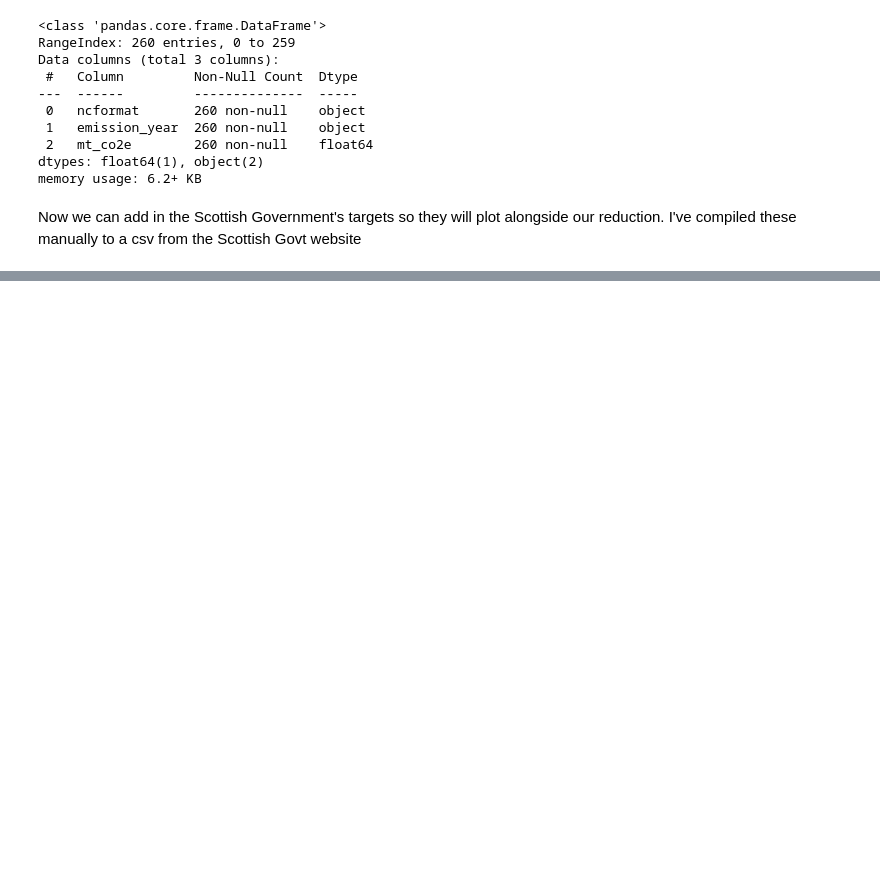
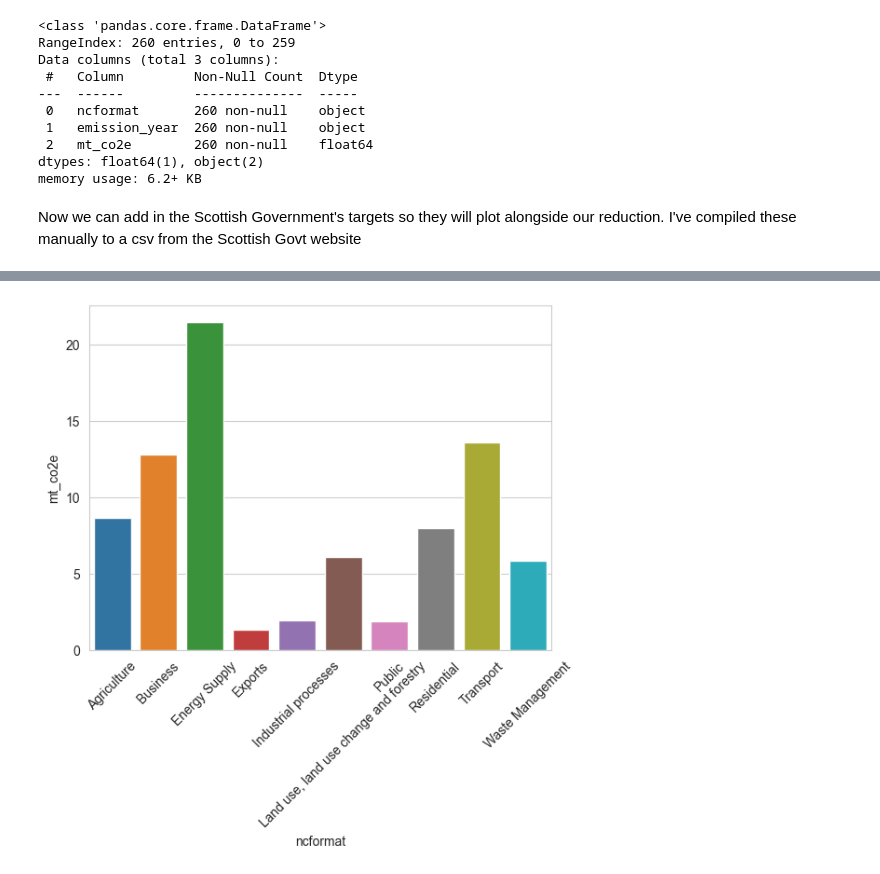
Before and after one commit to cassbc/PythonPortfolio, a Jupyter notebook: Scottish Government GHG commitment.ipynb, the cells around one changed output, grey strips where cells are left out. Saved outputs shown, nothing was run; the diff lists cells and outputs as text; code cells hidden in the pictures; blank space fills up the shorter version.

```diff
--- a/Scottish Government GHG commitment.ipynb
+++ b/Scottish Government GHG commitment.ipynb
@@ -209,0 +221,9 @@ Underperformers include the Agriculture industry, Business and notably, Exports.
+# %%
+#Plotting industry size, calculated as the sum of emissions from 1990-2020
+
+ax = sns.barplot(data=all_industry, x='ncformat', y='mt_co2e')
+plt.xticks(rotation=45)
+
+plt.show()
+# %% [output]
+[figure, added]
```
Also changed, not shown: parts of 8 cells of this notebook.
